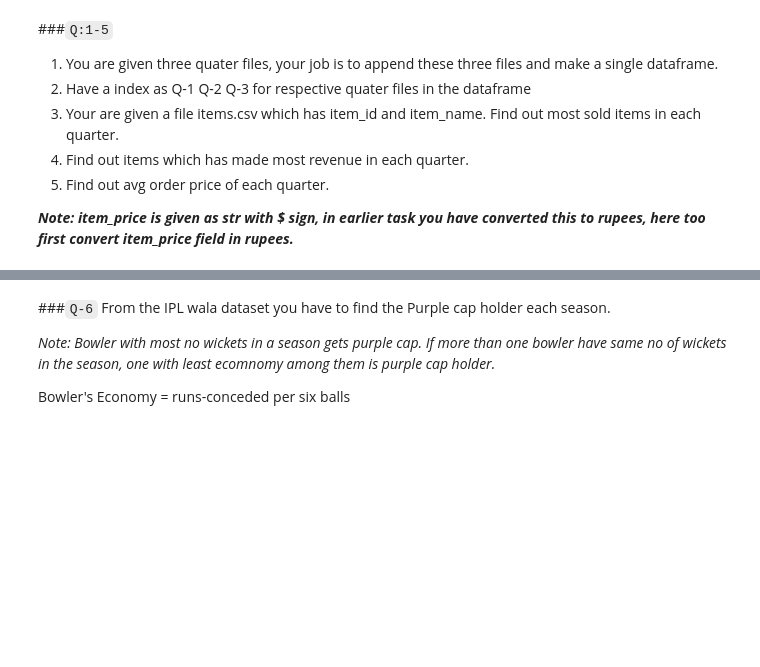
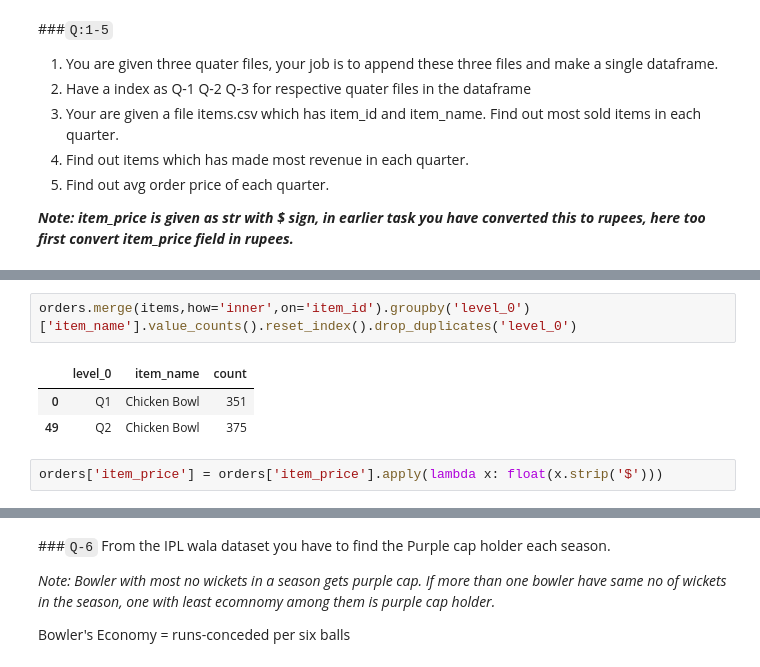
Before and after one commit to rishabhk1501/Data-Analytics-Tasks, a Jupyter notebook: session_20_task_soln.ipynb, the cells around one changed output, grey strips where cells are left out. Cells and saved outputs as stored; diff of their text form; blank space fills up the shorter version.

```diff
--- a/session_20_task_soln.ipynb
+++ b/session_20_task_soln.ipynb
@@ -40,0 +60,8 @@ items = pd.read_csv(items_path)
+# %%
+orders.merge(items,how='inner',on='item_id').groupby('level_0')['item_name'].value_counts().reset_index().drop_duplicates('level_0')
+# %% [output]
+|  | level_0 | item_name | count |
+| 0 | Q1 | Chicken Bowl | 351 |
+| 49 | Q2 | Chicken Bowl | 375 |
+# %%
+orders['item_price'] = orders['item_price'].apply(lambda x: float(x.strip('$')))
```
Also changed, not shown: parts of 8 cells of this notebook.
